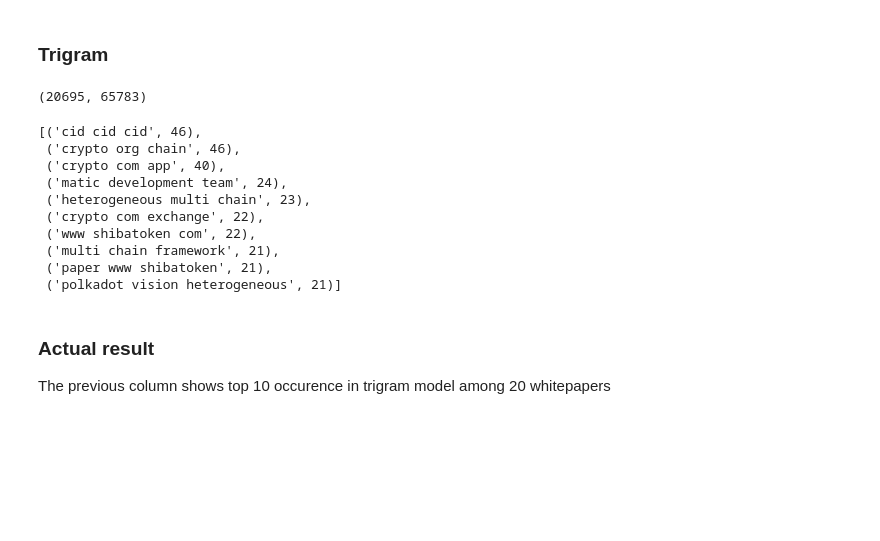
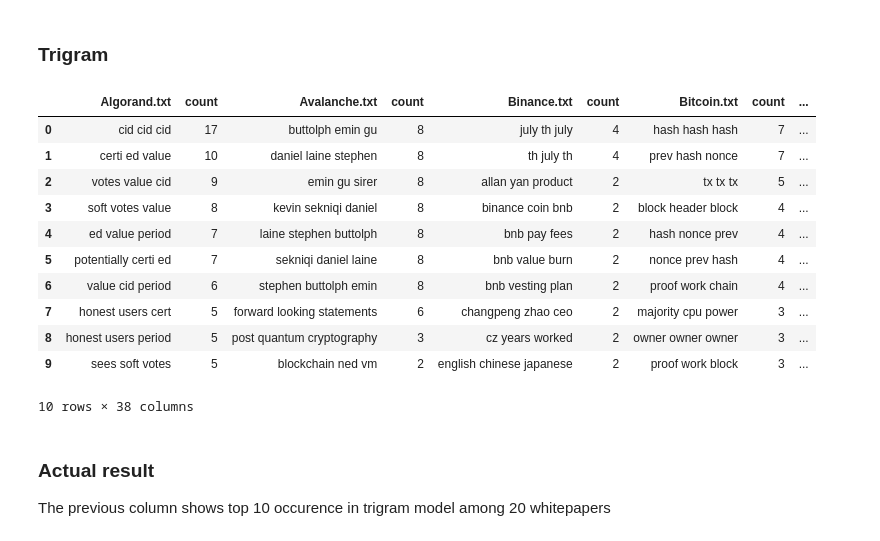
Before and after one commit to muh005/kg-via-dl, a Jupyter notebook: knowledge_graph/bag_of_words_model.ipynb, the cells around one changed output. Cells and saved outputs as stored; diff of their text form; code cells hidden in the pictures; blank space fills up the shorter version.

```diff
--- a/knowledge_graph/bag_of_words_model.ipynb
+++ b/knowledge_graph/bag_of_words_model.ipynb
@@ -192,34 +204,25 @@ The previous column shows top 10 occurence in bag of words model among 20 whitep
 ### Trigram
 # %%
 vectorizer2 = CountVectorizer(stop_words='english',ngram_range=(3, 3))
-tri_features = vectorizer2.fit_transform(whitepapers['whitepapers'])
-vocabulary2 = vectorizer2.get_feature_names()
-tri_features = tri_features.toarray()
-print(tri_features.shape)
-# %% [output]
-(20695, 65783)
 # %%
-# Sum up the counts of each vocabulary word
-count_sum2 = np.sum(tri_features, axis=0)
-
-# For each, print the vocabulary word and the number of times it
-# appears in the training set
-paired2 =  list(zip(vocabulary2, count_sum2))
-
-# reverse sort occurence of words
-tri_occ = sorted(paired2, key = lambda x: x[1], reverse=True)
-tri_occ[:10]
+tri_occ_from_each_whitepaper = (fit(vectorizer2, df_whitepapers[i]) for i in filenames)
+df_tri_occ = pd.concat(tri_occ_from_each_whitepaper, ignore_index=True, axis=1)
+df_tri_columns = [val for val in filenames for _ in (0, 1)]
+df_tri_occ.columns = [i if not c % 2 else "count" for c, i in enumerate(df_tri_columns)]
+df_tri_occ
 # %% [output]
+|  | Algorand.txt | count | Avalanche.txt | count | Binance.txt | count | Bitcoin.txt | count | ... |
+| 0 | cid cid cid | 17 | buttolph emin gu | 8 | july th july | 4 | hash hash hash | 7 | ... |
+| 1 | certi ed value | 10 | daniel laine stephen | 8 | th july th | 4 | prev hash nonce | 7 | ... |
+| 2 | votes value cid | 9 | emin gu sirer | 8 | allan yan product | 2 | tx tx tx | 5 | ... |
+| 3 | soft votes value | 8 | kevin sekniqi daniel | 8 | binance coin bnb | 2 | block header block | 4 | ... |
+| 4 | ed value period | 7 | laine stephen buttolph | 8 | bnb pay fees | 2 | hash nonce prev | 4 | ... |
+| 5 | potentially certi ed | 7 | sekniqi daniel laine | 8 | bnb value burn | 2 | nonce prev hash | 4 | ... |
+| 6 | value cid period | 6 | stephen buttolph emin | 8 | bnb vesting plan | 2 | proof work chain | 4 | ... |
+| 7 | honest users cert | 5 | forward looking statements | 6 | changpeng zhao ceo | 2 | majority cpu power | 3 | ... |
+| 8 | honest users period | 5 | post quantum cryptography | 3 | cz years worked | 2 | owner owner owner | 3 | ... |
+| 9 | sees soft votes | 5 | blockchain ned vm | 2 | english chinese japanese | 2 | proof work block | 3 | ... |
-[('cid cid cid', 46),
- ('crypto org chain', 46),
- ('crypto com app', 40),
- ('matic development team', 24),
- ('heterogeneous multi chain', 23),
- ('crypto com exchange', 22),
- ('www shibatoken com', 22),
- ('multi chain framework', 21),
- ('paper www shibatoken', 21),
- ('polkadot vision heterogeneous', 21)]
+10 rows × 38 columns
 # %% [markdown]
 ### Actual result
 The previous column shows top 10 occurence in trigram model among 20 whitepapers
```
Also changed, not shown: parts of 12 cells of this notebook.
